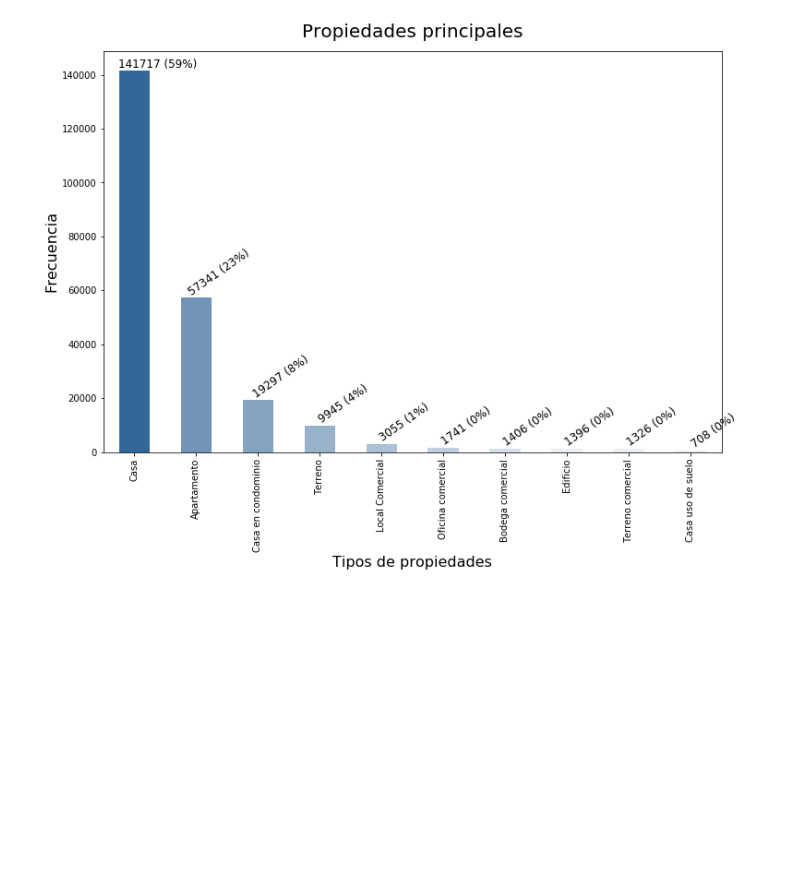
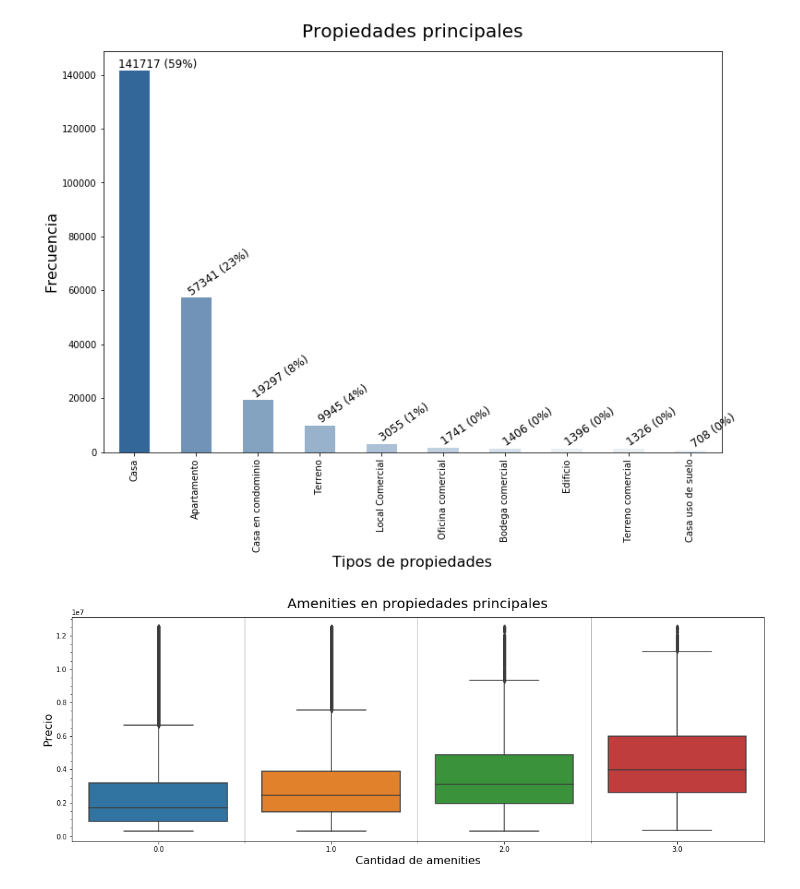
Before and after one commit to blukitas/groupby-banco-, a Jupyter notebook: Tp1/tp1Bertolini.ipynb, the cells around one changed output. Cells and saved outputs as stored; diff of their text form; code cells hidden in the pictures; blank space fills up the shorter version.

```diff
--- a/Tp1/tp1Bertolini.ipynb
+++ b/Tp1/tp1Bertolini.ipynb
@@ -230,2 +91,20 @@ plt.show()
 # %% [output]
 [figure]
+# %%
+df['amenities'] = df.gimnasio + df.usosmultiples + df.piscina
+dfProps = df[df.tipodepropiedad.isin(tiposPrincipales.index)]
+
+from matplotlib.ticker import AutoMinorLocator
+fig = plt.figure(figsize=(18,6))
+ax1 = sns.boxplot('amenities', "precio", data=dfProps)
+
+ax1.set_title('Amenities en propiedades principales', fontsize=20, y=1.02)
+ax1.set_xlabel('Cantidad de amenities', fontsize=16)
+ax1.set_ylabel('Precio', fontsize=16)
+ax1.minorticks_on()
+ax1.xaxis.set_minor_locator(AutoMinorLocator(2))
+ax1.grid(which='minor', axis='x', linewidth=1)
+
+    # plt.savefig('cajas-amenities.png')
+# %% [output]
+[figure, added]
```
Also changed, not shown: parts of 29 cells of this notebook, 9 other files.
